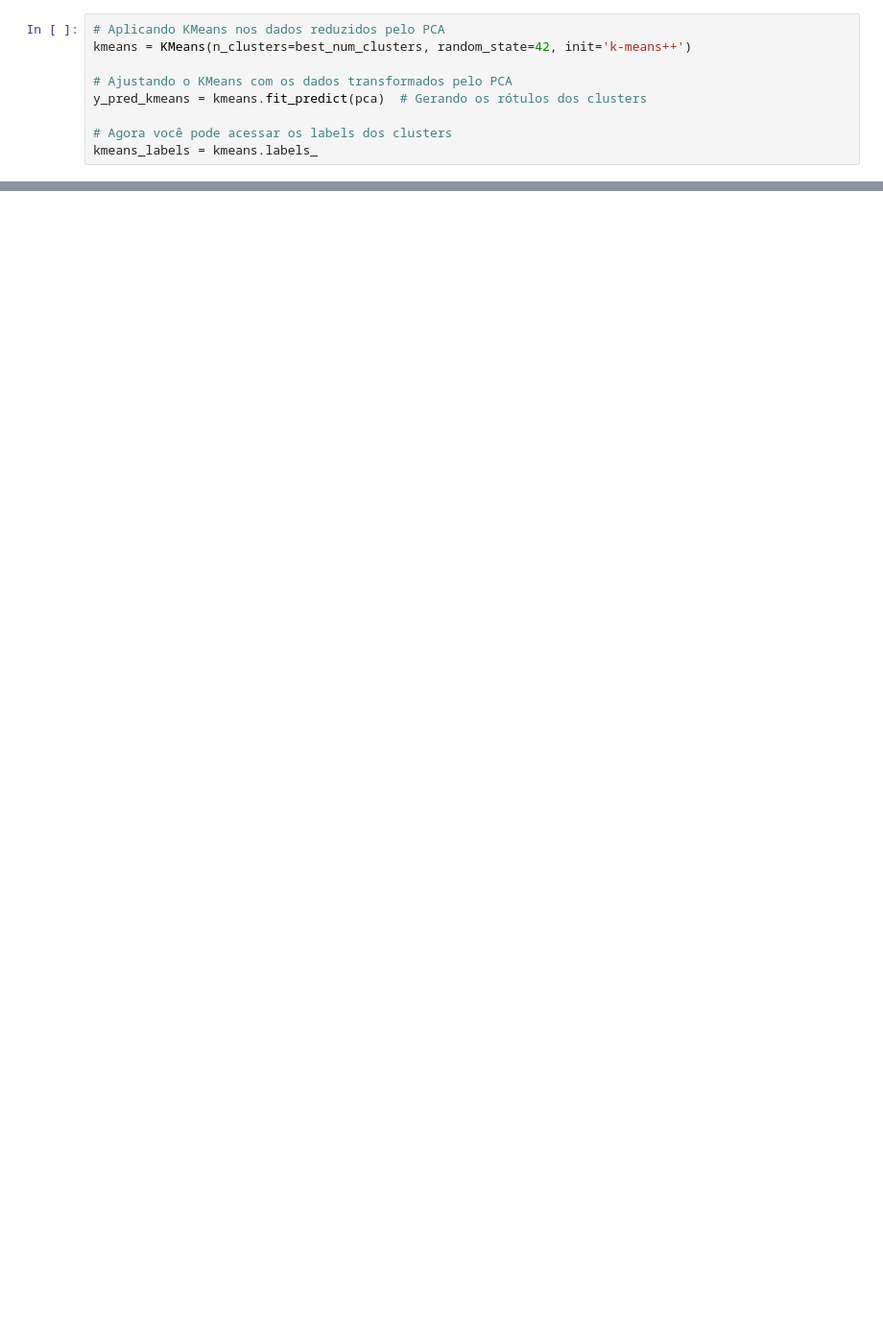
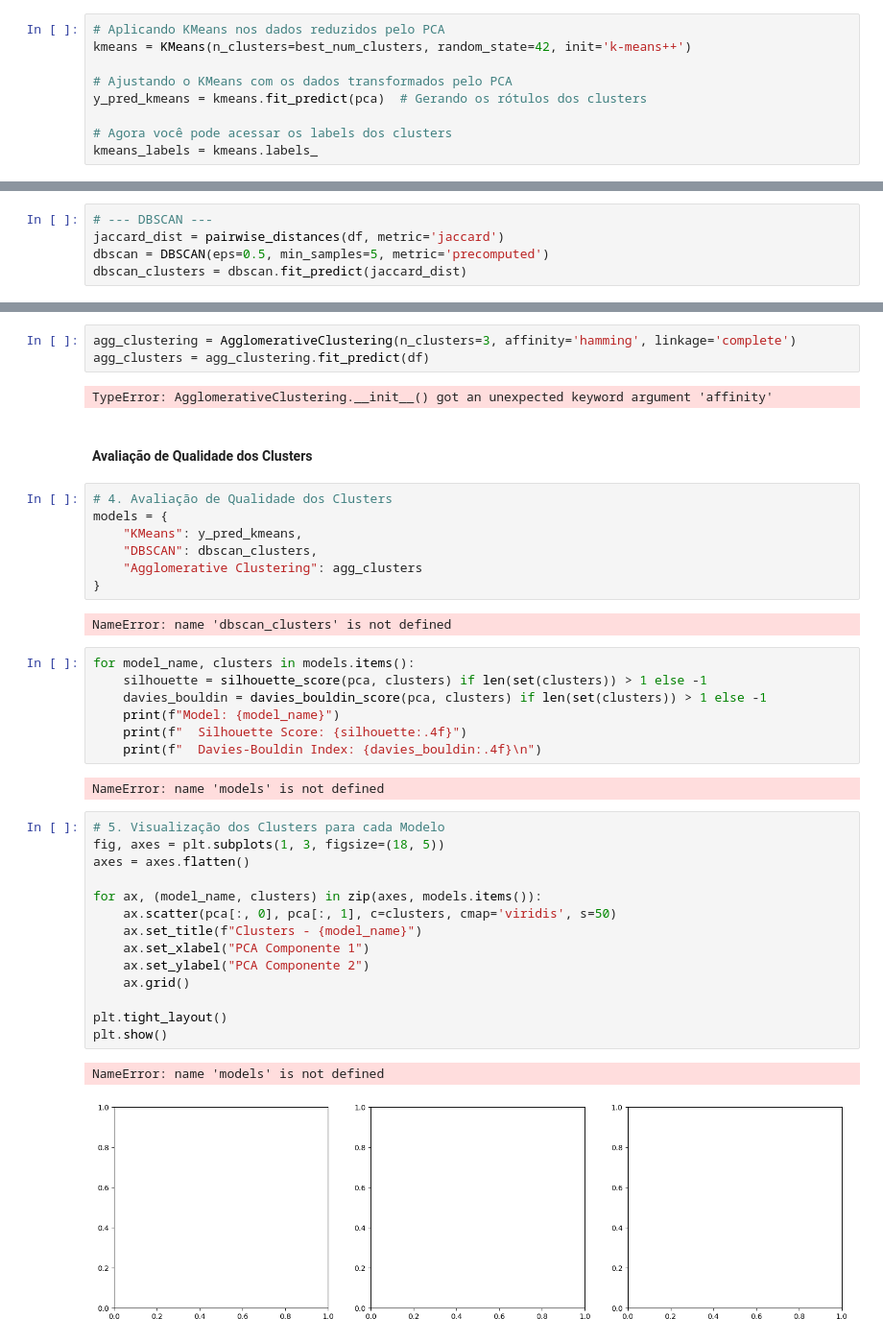
Before and after one commit to CBarrosoBRRJ/Clusteriza-o, a Jupyter notebook: AGRUPAMENTO_DE_CLIENTES/PROJ-REDE-NEURAIS-PRED-CLUSTER.ipynb, the cells around one changed output, grey strips where cells are left out. Shown at 96% size. Drawn from its saved outputs; the diff is of its cells as text; blank space fills up the shorter version.

```diff
--- a/AGRUPAMENTO_DE_CLIENTES/PROJ-REDE-NEURAIS-PRED-CLUSTER.ipynb
+++ b/AGRUPAMENTO_DE_CLIENTES/PROJ-REDE-NEURAIS-PRED-CLUSTER.ipynb
@@ -522,0 +775,5 @@ plt.show()
+# %%
+# --- DBSCAN ---
+jaccard_dist = pairwise_distances(df, metric='jaccard')
+dbscan = DBSCAN(eps=0.5, min_samples=5, metric='precomputed')
+dbscan_clusters = dbscan.fit_predict(jaccard_dist)
@@ -523,2 +784,44 @@ plt.show()
+# %%
+agg_clustering = AgglomerativeClustering(n_clusters=3, affinity='hamming', linkage='complete')
+agg_clusters = agg_clustering.fit_predict(df)
+# %% [output]
+TypeError: AgglomerativeClustering.__init__() got an unexpected keyword argument 'affinity'
+# %% [markdown]
+#### Avaliação de Qualidade dos Clusters
+# %%
+# 4. Avaliação de Qualidade dos Clusters
+models = {
+    "KMeans": y_pred_kmeans,
+    "DBSCAN": dbscan_clusters,
+    "Agglomerative Clustering": agg_clusters
+}
+# %% [output]
+NameError: name 'dbscan_clusters' is not defined
+# %%
+for model_name, clusters in models.items():
+    silhouette = silhouette_score(pca, clusters) if len(set(clusters)) > 1 else -1
+    davies_bouldin = davies_bouldin_score(pca, clusters) if len(set(clusters)) > 1 else -1
+    print(f"Model: {model_name}")
+    print(f"  Silhouette Score: {silhouette:.4f}")
+    print(f"  Davies-Bouldin Index: {davies_bouldin:.4f}\n")
+# %% [output]
+NameError: name 'models' is not defined
+# %%
+# 5. Visualização dos Clusters para cada Modelo
+fig, axes = plt.subplots(1, 3, figsize=(18, 5))
+axes = axes.flatten()
+
+for ax, (model_name, clusters) in zip(axes, models.items()):
+    ax.scatter(pca[:, 0], pca[:, 1], c=clusters, cmap='viridis', s=50)
+    ax.set_title(f"Clusters - {model_name}")
+    ax.set_xlabel("PCA Componente 1")
+    ax.set_ylabel("PCA Componente 2")
+    ax.grid()
+
+plt.tight_layout()
+plt.show()
+# %% [output]
+NameError: name 'models' is not defined
+[figure, added]
 # %%
 print('Final do Script')
```
Also changed, not shown: parts of 55 cells of this notebook, 10 other files.
